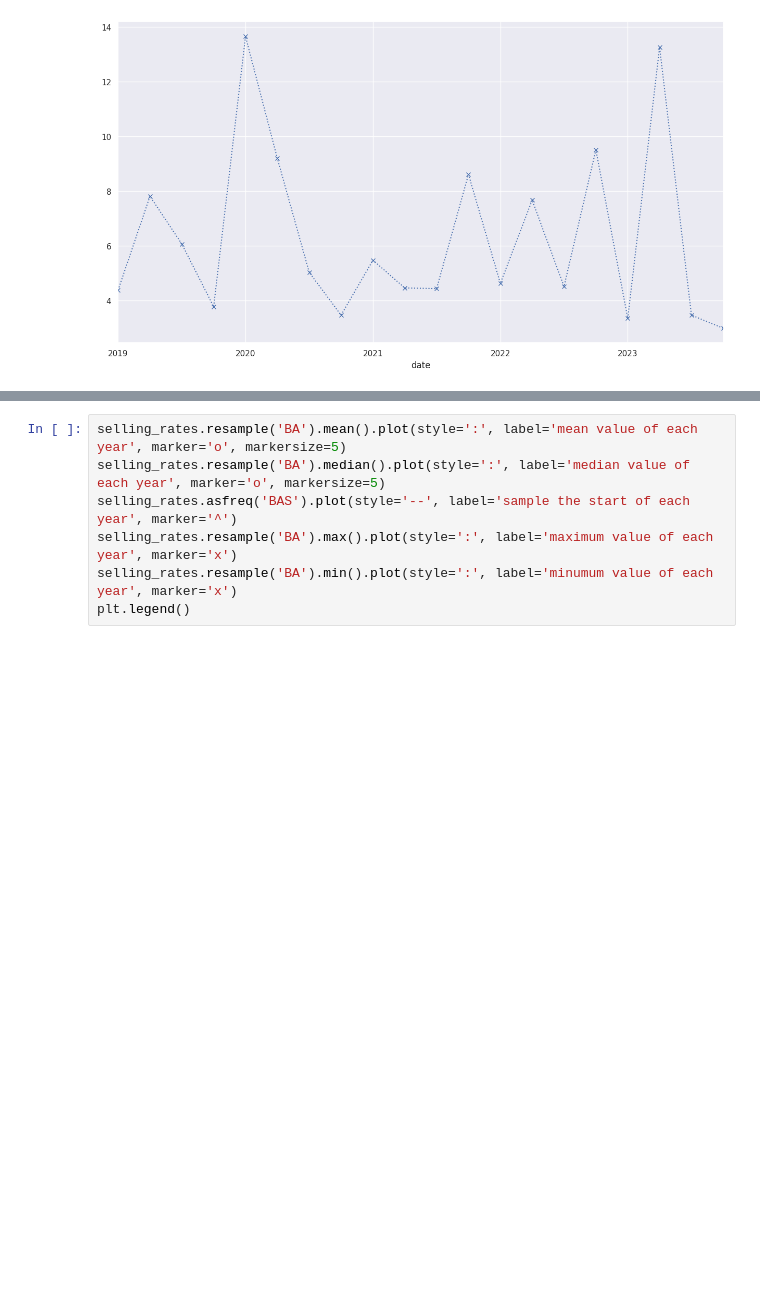
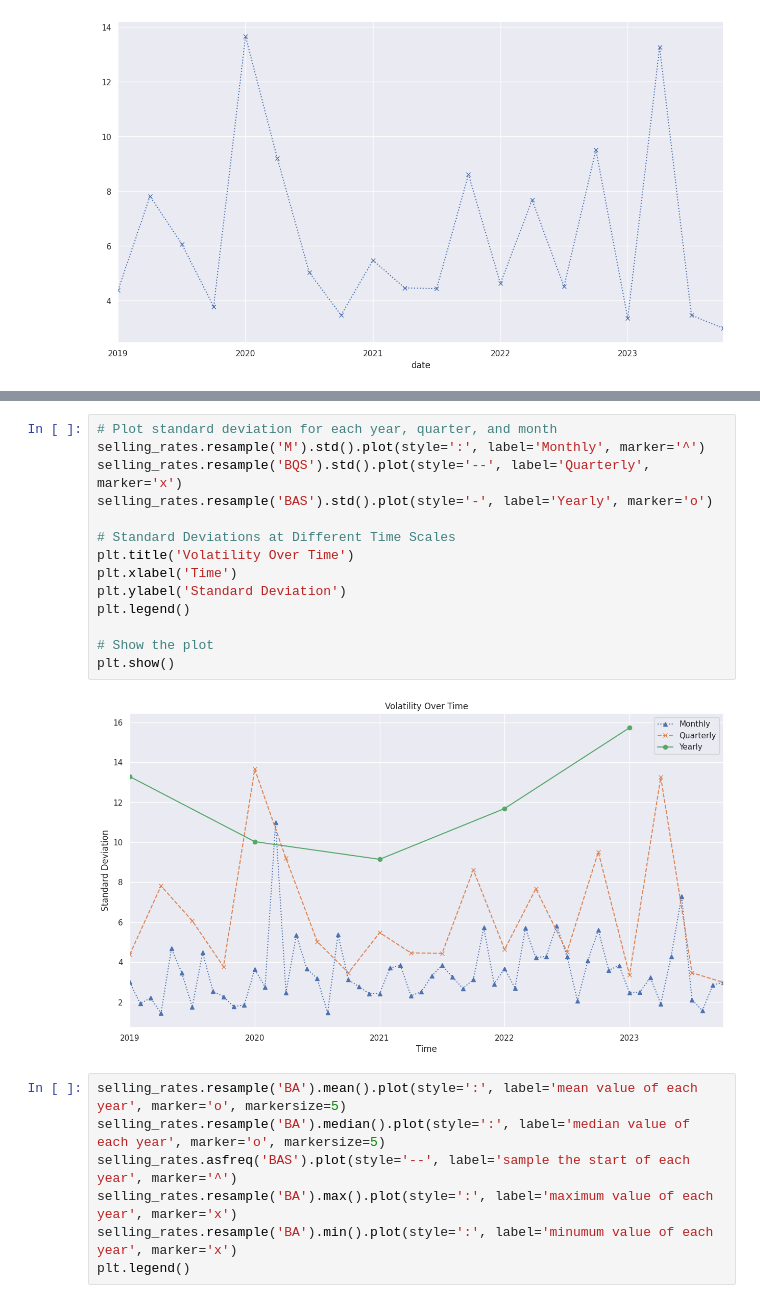
Before and after one commit to 5JKY/Project, a Jupyter notebook: data_visualization.ipynb, the cells around one changed output, grey strips where cells are left out. Saved outputs shown, nothing was run; the diff lists cells and outputs as text; blank space fills up the shorter version.

Commit message:
add std over different time scale

```diff
--- a/data_visualization.ipynb
+++ b/data_visualization.ipynb
@@ -339,3 +359,19 @@ selling_rates.resample('M').std().plot(style=':', label='median value of each ye
+# %%
+# Plot standard deviation for each year, quarter, and month
+selling_rates.resample('M').std().plot(style=':', label='Monthly', marker='^')
+selling_rates.resample('BQS').std().plot(style='--', label='Quarterly', marker='x')
+selling_rates.resample('BAS').std().plot(style='-', label='Yearly', marker='o')
+
+# Standard Deviations at Different Time Scales
+plt.title('Volatility Over Time')
+plt.xlabel('Time')
+plt.ylabel('Standard Deviation')
+plt.legend()
+
+# Show the plot
+plt.show()
+# %% [output]
+[figure, added]
 # %%
 selling_rates.resample('BA').mean().plot(style=':', label='mean value of each year', marker='o', markersize=5)
 selling_rates.resample('BA').median().plot(style=':', label='median value of each year', marker='o', markersize=5)
```
Also changed, not shown: parts of 4 cells of this notebook.
